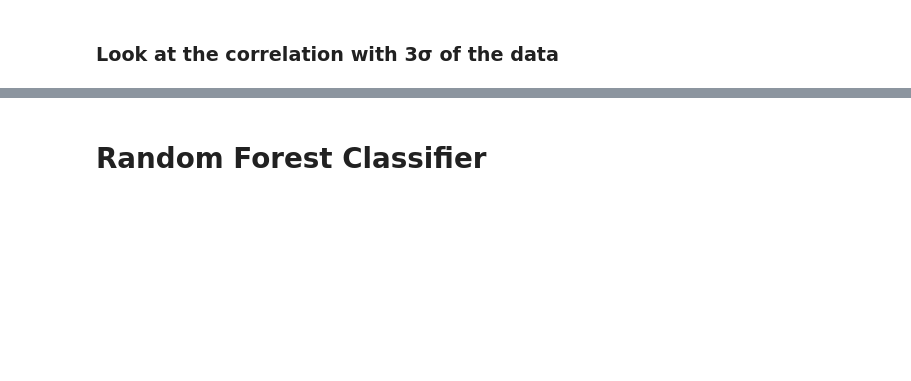
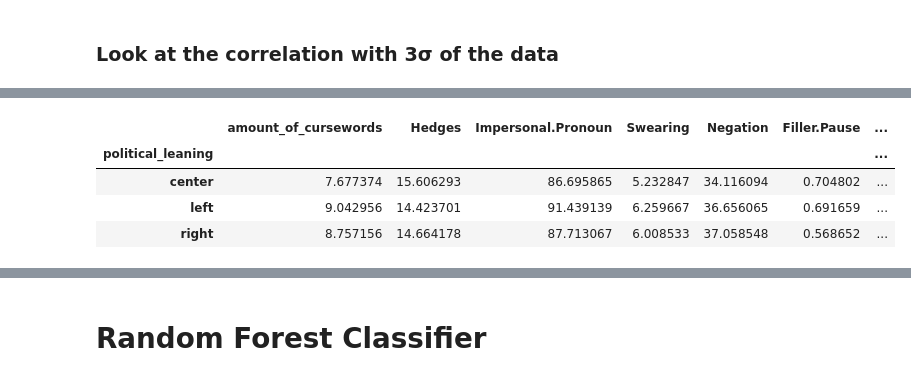
Before and after one commit to Bachelor-Data-Science/Language-AI, a Jupyter notebook: Data Exploration.ipynb, the cells around one changed output, grey strips where cells are left out. Cells and saved outputs as stored; diff of their text form; code cells hidden in the pictures; blank space fills up the shorter version.

```diff
--- a/Data Exploration.ipynb
+++ b/Data Exploration.ipynb
@@ -143,3 +226,12 @@ print(correlation_matrix)
+# %%
+# group by political leaning and create a lambda to fidn the mean of all the independent variables
+df_politics_super_cleaned.drop(['Unnamed: 0', 'username', 'post', 'cleaned_post', 'political_leaning_id'], axis=1)[['political_leaning'] + super_significant].groupby('political_leaning').agg(lambda x: x.mean())
+# %% [output]
+|  | amount_of_cursewords | Hedges | Impersonal.Pronoun | Swearing | Negation | Filler.Pause | ... |
+| political_leaning |  |  |  |  |  |  | ... |
+| center | 7.677374 | 15.606293 | 86.695865 | 5.232847 | 34.116094 | 0.704802 | ... |
+| left | 9.042956 | 14.423701 | 91.439139 | 6.259667 | 36.656065 | 0.691659 | ... |
+| right | 8.757156 | 14.664178 | 87.713067 | 6.008533 | 37.058548 | 0.568652 | ... |
 # %%
 X = df_politics_super_cleaned[super_significant]
 Y = df_politics_super_cleaned['political_leaning_id']
```
Also changed, not shown: parts of 19 cells of this notebook.
